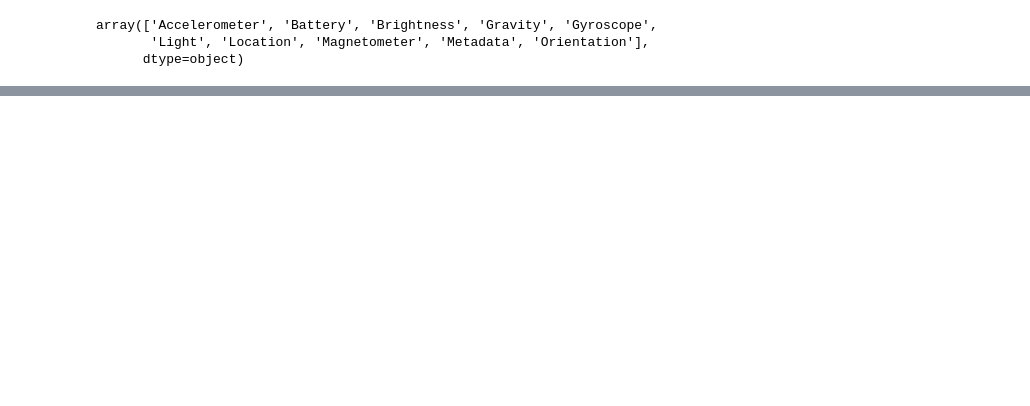
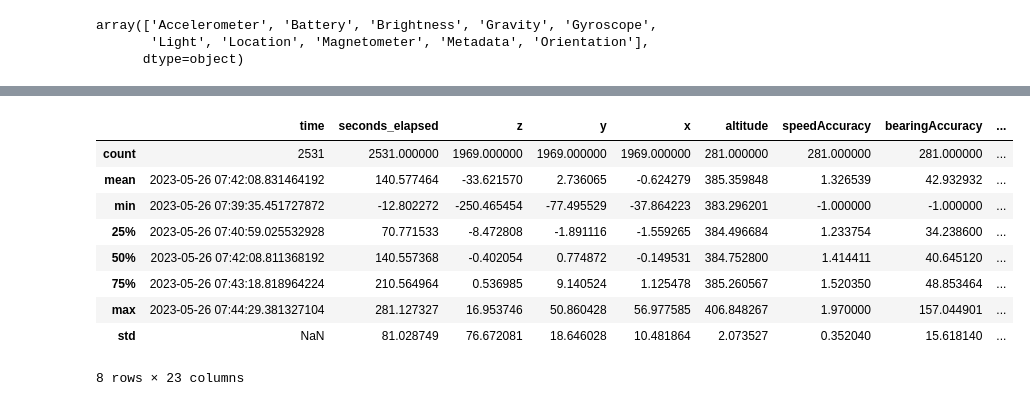
Before and after one commit to hinundher/ML4B-, a Jupyter notebook: ML4B.ipynb, the cells around one changed output, grey strips where cells are left out. Saved outputs shown, nothing was run; the diff lists cells and outputs as text; code cells hidden in the pictures; blank space fills up the shorter version.

```diff
--- a/ML4B.ipynb
+++ b/ML4B.ipynb
@@ -136,0 +119,13 @@ df_bus_1_acc.plot(figsize=(10,5))
+# %%
+df_walk_1.describe()
+# %% [output]
+|  | time | seconds_elapsed | z | y | x | altitude | speedAccuracy | bearingAccuracy | ... |
+| count | 2531 | 2531.000000 | 1969.000000 | 1969.000000 | 1969.000000 | 281.000000 | 281.000000 | 281.000000 | ... |
+| mean | 2023-05-26 07:42:08.831464192 | 140.577464 | -33.621570 | 2.736065 | -0.624279 | 385.359848 | 1.326539 | 42.932932 | ... |
+| min | 2023-05-26 07:39:35.451727872 | -12.802272 | -250.465454 | -77.495529 | -37.864223 | 383.296201 | -1.000000 | -1.000000 | ... |
+| 25% | 2023-05-26 07:40:59.025532928 | 70.771533 | -8.472808 | -1.891116 | -1.559265 | 384.496684 | 1.233754 | 34.238600 | ... |
+| 50% | 2023-05-26 07:42:08.811368192 | 140.557368 | -0.402054 | 0.774872 | -0.149531 | 384.752800 | 1.414411 | 40.645120 | ... |
+| 75% | 2023-05-26 07:43:18.818964224 | 210.564964 | 0.536985 | 9.140524 | 1.125478 | 385.260567 | 1.520350 | 48.853464 | ... |
+| max | 2023-05-26 07:44:29.381327104 | 281.127327 | 16.953746 | 50.860428 | 56.977585 | 406.848267 | 1.970000 | 157.044901 | ... |
+| std | NaN | 81.028749 | 76.672081 | 18.646028 | 10.481864 | 2.073527 | 0.352040 | 15.618140 | ... |
+8 rows × 23 columns
```
Also changed, not shown: parts of 11 cells of this notebook, 1 other file.
